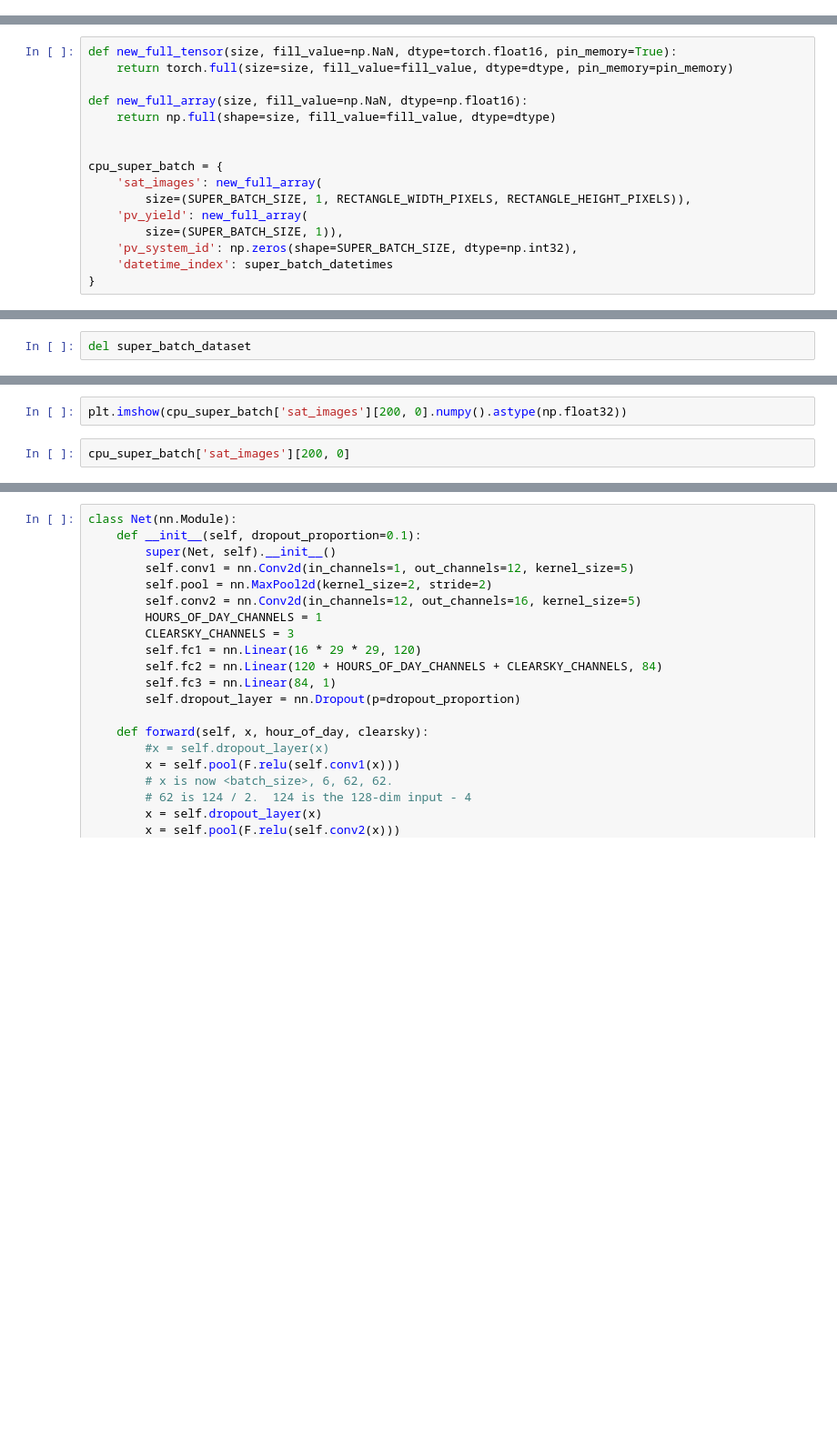
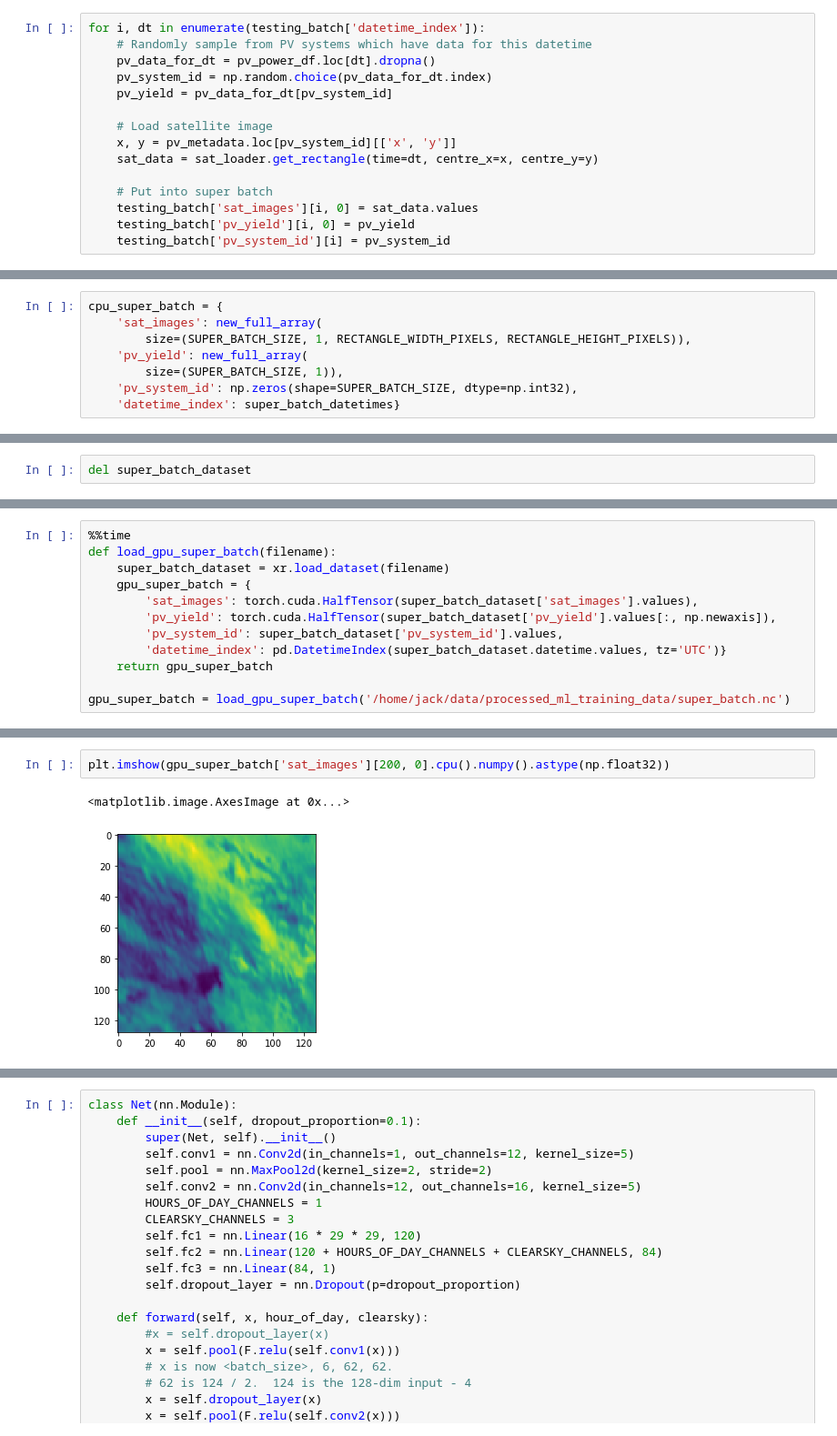
Before and after one commit to openclimatefix/predict_pv_yield_OLD, a Jupyter notebook: notebooks/ml_experiments/ML_experiment_002_multiple_PV_systems.ipynb, the cells around one changed output, grey strips where cells are left out. Shown at 91% size. Saved outputs shown, nothing was run; the diff lists cells and outputs as text; blank space fills up the shorter version.

```diff
--- a/notebooks/ml_experiments/ML_experiment_002_multiple_PV_systems.ipynb
+++ b/notebooks/ml_experiments/ML_experiment_002_multiple_PV_systems.ipynb
@@ -337,0 +358,15 @@ len(training_datetimes), len(testing_datetimes)
+# %%
+for i, dt in enumerate(testing_batch['datetime_index']):
+    # Randomly sample from PV systems which have data for this datetime
+    pv_data_for_dt = pv_power_df.loc[dt].dropna()
+    pv_system_id = np.random.choice(pv_data_for_dt.index)
+    pv_yield = pv_data_for_dt[pv_system_id]
+
+    # Load satellite image
+    x, y = pv_metadata.loc[pv_system_id][['x', 'y']]
+    sat_data = sat_loader.get_rectangle(time=dt, centre_x=x, centre_y=y)
+
+    # Put into super batch
+    testing_batch['sat_images'][i, 0] = sat_data.values
+    testing_batch['pv_yield'][i, 0] = pv_yield
+    testing_batch['pv_system_id'][i] = pv_system_id
@@ -358,19 +400,11 @@ import torch
 # %%
-def new_full_tensor(size, fill_value=np.NaN, dtype=torch.float16, pin_memory=True):
-    return torch.full(size=size, fill_value=fill_value, dtype=dtype, pin_memory=pin_memory)
-
-def new_full_array(size, fill_value=np.NaN, dtype=np.float16):
-    return np.full(shape=size, fill_value=fill_value, dtype=dtype)
-
-
 cpu_super_batch = {
     'sat_images': new_full_array(
         size=(SUPER_BATCH_SIZE, 1, RECTANGLE_WIDTH_PIXELS, RECTANGLE_HEIGHT_PIXELS)),
     'pv_yield': new_full_array(
         size=(SUPER_BATCH_SIZE, 1)),
     'pv_system_id': np.zeros(shape=SUPER_BATCH_SIZE, dtype=np.int32),
-    'datetime_index': super_batch_datetimes
-}
+    'datetime_index': super_batch_datetimes}
 # %%
 %%time
 
@@ -443,0 +474,12 @@ TODO:
+# %%
+%%time
+def load_gpu_super_batch(filename):
+    super_batch_dataset = xr.load_dataset(filename)
+    gpu_super_batch = {
+        'sat_images': torch.cuda.HalfTensor(super_batch_dataset['sat_images'].values),
+        'pv_yield': torch.cuda.HalfTensor(super_batch_dataset['pv_yield'].values[:, np.newaxis]),
+        'pv_system_id': super_batch_dataset['pv_system_id'].values,
+        'datetime_index': pd.DatetimeIndex(super_batch_dataset.datetime.values, tz='UTC')}
+    return gpu_super_batch
+
+gpu_super_batch = load_gpu_super_batch('/home/jack/data/processed_ml_training_data/super_batch.nc')
@@ -444,4 +489,5 @@ TODO:
 # %%
-plt.imshow(cpu_super_batch['sat_images'][200, 0].numpy().astype(np.float32))
+plt.imshow(gpu_super_batch['sat_images'][200, 0].cpu().numpy().astype(np.float32))
+# %% [output]
+<matplotlib.image.AxesImage at 0x...>
+[figure, added]
-# %%
-cpu_super_batch['sat_images'][200, 0]
```
Also changed, not shown: parts of 37 cells of this notebook.
